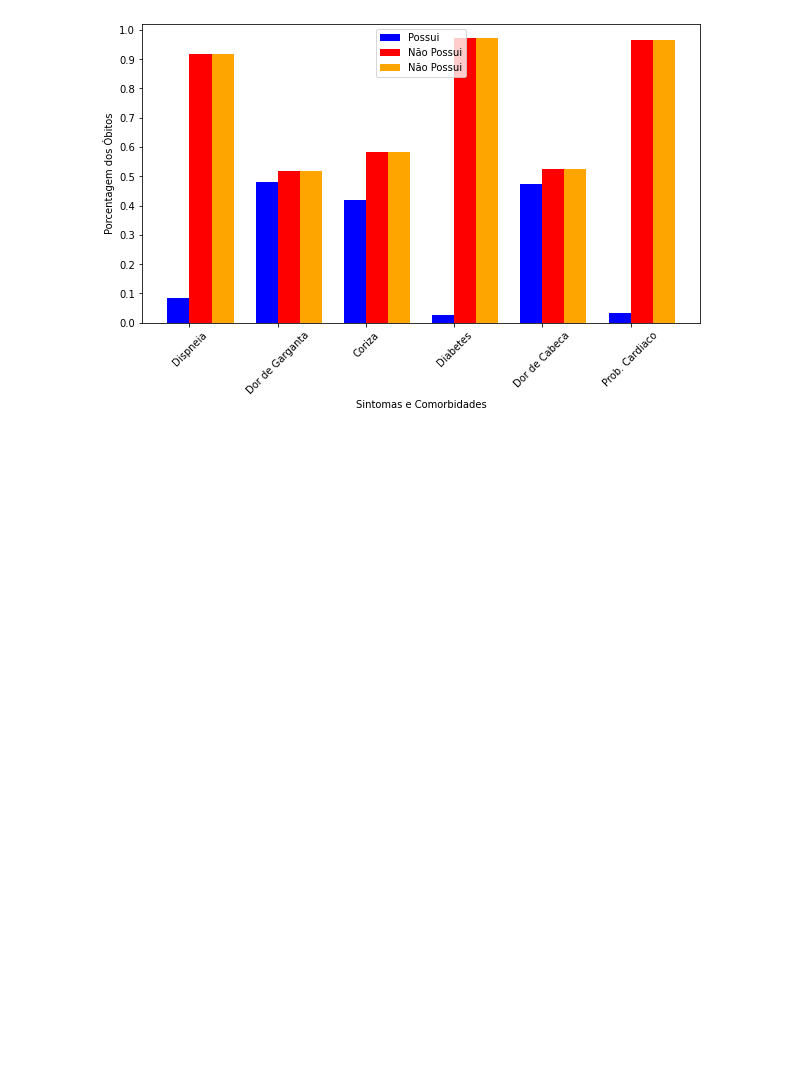
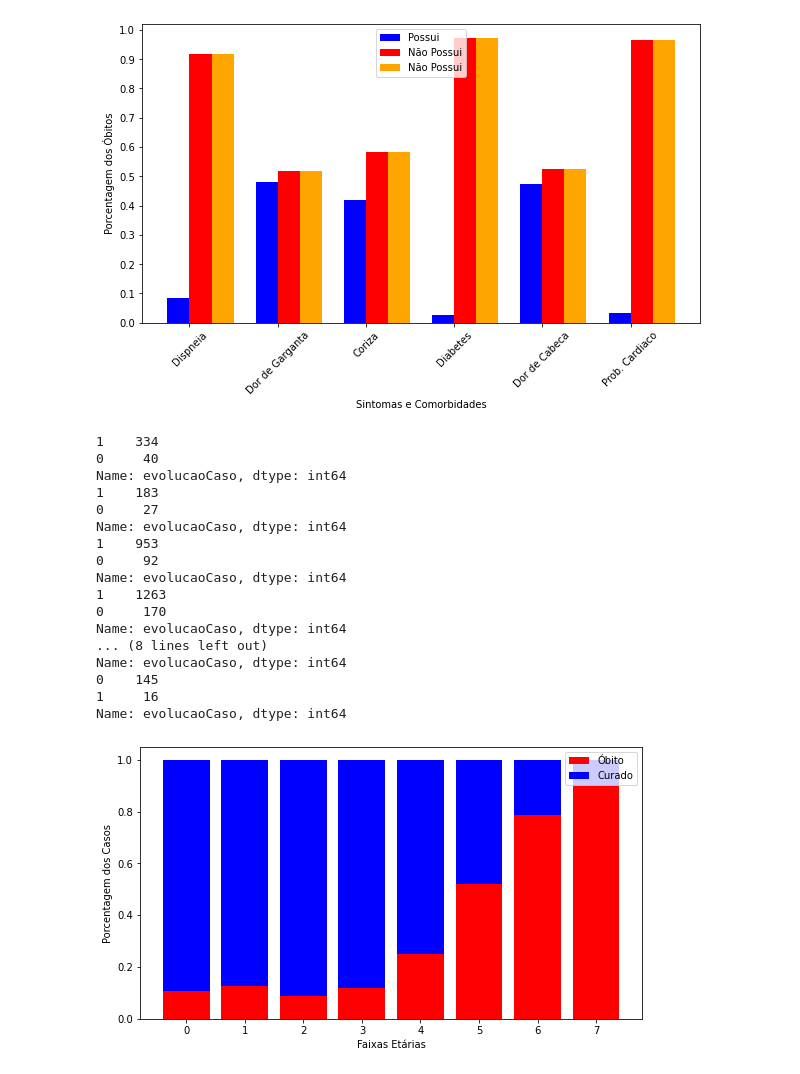
Before and after one commit to WallaceHolanda/covid_mortality_risk_prediction, a Jupyter notebook: notebook/analiseOpenData/analiseDadosGraficos.ipynb, the cells around one changed output. Drawn from its saved outputs; the diff is of its cells as text; code cells hidden in the pictures; blank space fills up the shorter version.

```diff
--- a/notebook/analiseOpenData/analiseDadosGraficos.ipynb
+++ b/notebook/analiseOpenData/analiseDadosGraficos.ipynb
@@ -150,8 +163,50 @@ gerarGraficoBarrasTriplas(0.25, termos, valoresCurado['possui'], valoresCurado['
 [figure]
 # %%
 # Quantidade de Vacinas - Óbito
+# %%
+filtro = baseObitoCurado['evolucaoCaso'] == 1
+baseCurado = baseObitoCurado[filtro]
+baseCurado['evolucaoCaso'].value_counts()
+#atributos = ['dispneia', 'dorDeGarganta', 'coriza', 'diabetes', 'dorDeCabeca', 'cardiaca']
+#valoresCurado = sintomasComorbidades(baseCurado, atributos)
+#valoresObito
 # %%
-# Mortalidade por faixa-etaria
+# Mortalidade/Curado por faixa-etaria
+faixaetaria = [0, 1, 2, 3, 4, 5, 6, 7]
+termos = ['0', '1', '2', '3', '4', '5', '6', '7']
+dados_curado = []
+dados_obito = []
+
+for i in faixaetaria:
+    filtro = baseObitoCurado['faixaetaria'] == i
+    base_filtrada = baseObitoCurado[filtro]
+    valores = base_filtrada['evolucaoCaso'].value_counts()
+    print(valores)
+    total = valores.sum()
+    dados_obito.append((valores[0]) / total)
+    dados_curado.append((valores[1]) / total)
+
+gerarGraficoBarrasUnica(termos, dados_obito, dados_curado,
+                        'Faixas Etárias', 'Porcentagem dos Casos', '', ['Óbito', 'Curado'])
+# %% [output]
+1    334
+0     40
+Name: evolucaoCaso, dtype: int64
+1    183
+0     27
+Name: evolucaoCaso, dtype: int64
+1    953
+0     92
+Name: evolucaoCaso, dtype: int64
+1    1263
+0     170
+Name: evolucaoCaso, dtype: int64
+... (8 lines left out)
+Name: evolucaoCaso, dtype: int64
+0    145
+1     16
+Name: evolucaoCaso, dtype: int64
+[figure, added]
 # %%
 # Gráfico - Barra Única
 # https://medium.com/horadecodar/gr%C3%A1ficos-de-barra-com-matplotlib-85628bfc4351
```
Also changed, not shown: parts of 3 cells of this notebook.
